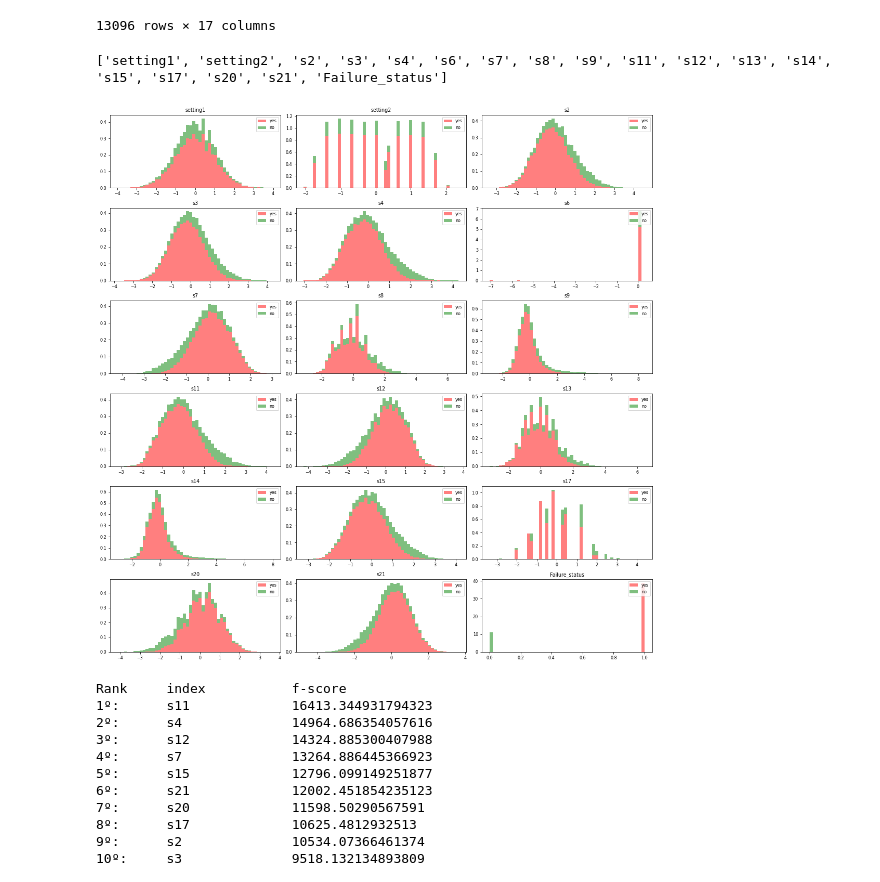
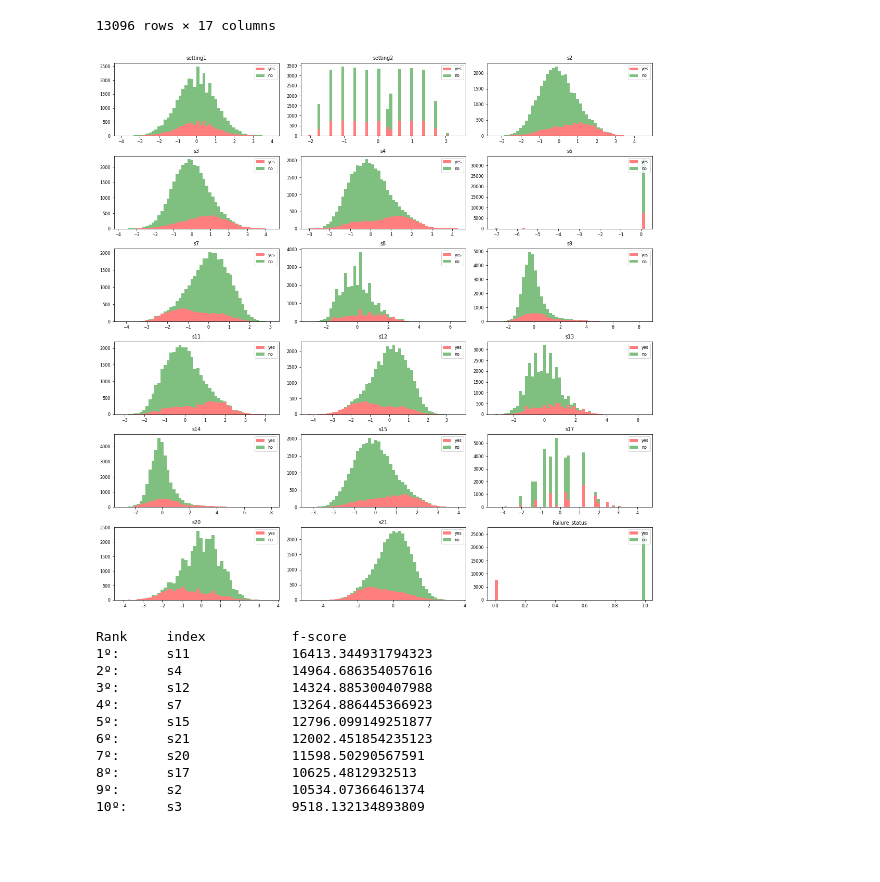
Before and after one commit to PedroMarques27/ED, a Jupyter notebook: Data_mining_Notebook.ipynb, the cells around one changed output. Drawn from its saved outputs; the diff is of its cells as text; code cells hidden in the pictures; blank space fills up the shorter version.

```diff
--- a/Data_mining_Notebook.ipynb
+++ b/Data_mining_Notebook.ipynb
@@ -175,16 +156,15 @@ Name: Failure_status, dtype: int64
 #### Feature Selection
 Some features which pose no value to our algorithm can be dropped
 # %%
-cols = train.select_dtypes(include=[float, int]).columns
+cols = list(train.select_dtypes(include=[float, int]).columns)
 train_max = train.select_dtypes(include=[float, int]).max()
 train_min = train.select_dtypes(include=[float, int]).min()
 variance = (train_max - train_min)
 
-
 dont_use_cols = [x for x in cols if variance[x] == 0]
 print(f"Features with no variance: {dont_use_cols}")
-
+cols.append("Failure_status")
 #These features provide no useful value to the model, so they are dropped
-train = train.drop(columns=dont_use_cols)
-test = test.drop(columns=dont_use_cols)
+train = train[[x for x in cols if x not in dont_use_cols]]
+test = test[[x for x in cols if x not in dont_use_cols]]
 # %% [output]
@@ -204,13 +184,12 @@ df_no=df[df['Failure_status'] =="no"]
 plt.rcParams.update({'font.size': 8})
 fig, axes = plt.subplots(nrows=6, ncols=3, figsize=(15,15))
 axes = axes.ravel()
+
 #Creating histograms with 50 bins
 for idx,ax in enumerate(axes):
-
     if idx<len(features_mean):
         ax.figure
-        binwidth= (max(df[features_mean[idx]]) - min(df[features_mean[idx]]))/50
-        ax.hist([df_yes[features_mean[idx]],df_no[features_mean[idx]]], bins=np.arange(min(df[features_mean[idx]]), max(df[features_mean[idx]]) + binwidth, binwidth) , alpha=0.5,stacked=True, density= True, label=['yes','no'],color=['r','g'])
+        ax.hist([df_yes[features_mean[idx]],df_no[features_mean[idx]]], bins = 50 ,alpha=0.5, stacked=True, label=['yes','no'],color=['r','g'])
         ax.legend(loc='upper right')
         ax.set_title(features_mean[idx])
 plt.tight_layout()
@@ -262,34 +241,31 @@ X_test
 # %%
 #Joining all datasets to check values
 train = X_train.assign(Failure_status = Y_train)
 test =  X_test.assign(Failure_status = Y_test)
 
 
 df = pd.concat([train, test])
 features_mean = train.select_dtypes(include=[float, int]).columns
-print(list(features_mean))
+
 # Separating the data
-df_yes=df[df['Failure_status'] ==1]
-df_no=df[df['Failure_status'] ==0]
+df_yes=df[df['Failure_status'] ==0]
+df_no=df[df['Failure_status'] ==1]
 
 #Creating the window with all subplots.
 plt.rcParams.update({'font.size': 8})
 fig, axes = plt.subplots(nrows=6, ncols=3, figsize=(15,15))
 axes = axes.ravel()
 #Creating histograms with 50 bins
 for idx,ax in enumerate(axes):
-
     if idx<len(features_mean):
         ax.figure
-        binwidth= (max(df[features_mean[idx]]) - min(df[features_mean[idx]]))/50
-        ax.hist([df_yes[features_mean[idx]],df_no[features_mean[idx]]], bins=np.arange(min(df[features_mean[idx]]), max(df[features_mean[idx]]) + binwidth, binwidth) , alpha=0.5,stacked=True, density= True, label=['yes','no'],color=['r','g'])
+        ax.hist([df_yes[features_mean[idx]],df_no[features_mean[idx]]], bins = 50 ,alpha=0.5, stacked=True, label=['yes','no'],color=['r','g'])
         ax.legend(loc='upper right')
         ax.set_title(features_mean[idx])
 plt.tight_layout()
 plt.show()
 # %% [output]
-['setting1', 'setting2', 's2', 's3', 's4', 's6', 's7', 's8', 's9', 's11', 's12', 's13', 's14', 's15', 's17', 's20', 's21', 'Failure_status']
-[figure, old version]
+[figure, new version]
 # %%
 k_bestfeatures = SelectKBest(score_func = f_classif)
 rankings = k_bestfeatures.fit(X_train,Y_train)
```
Also changed, not shown: parts of 38 cells of this notebook.
